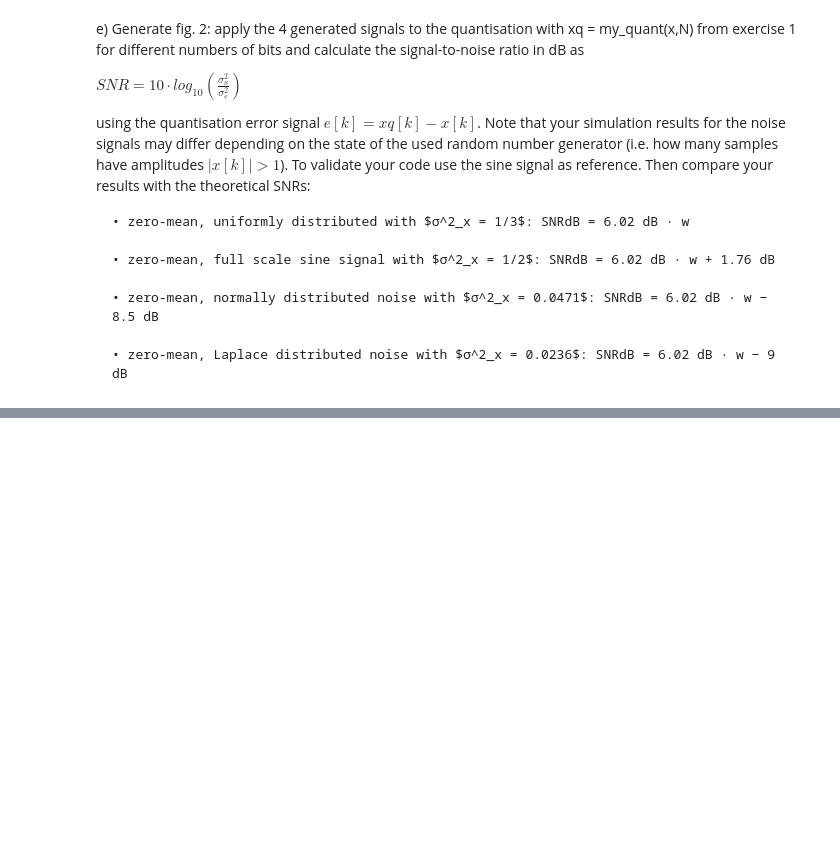
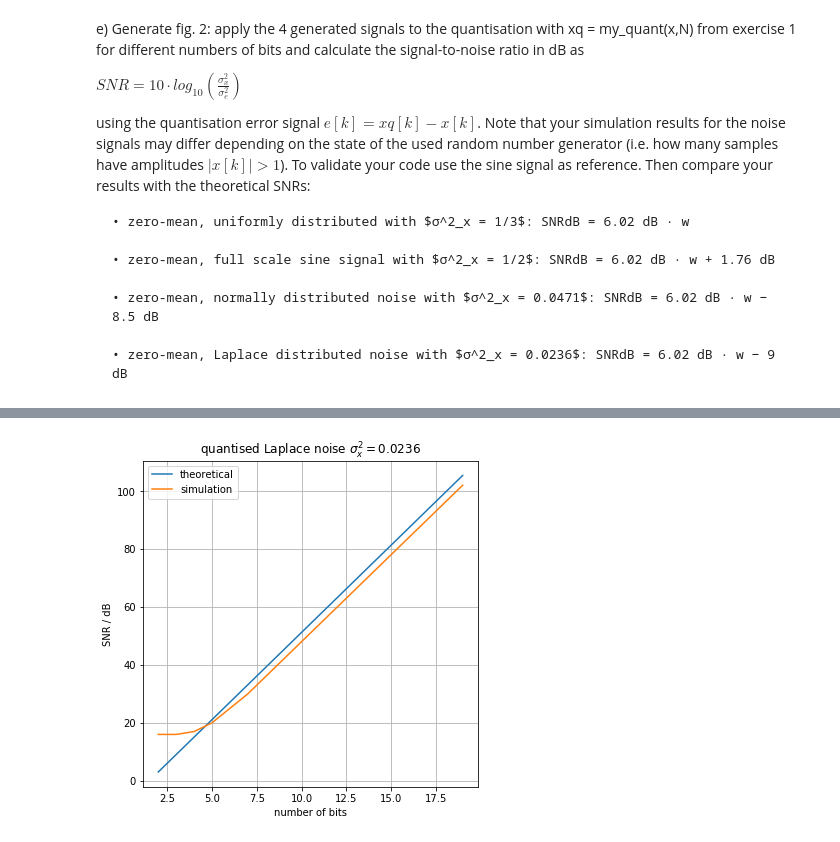
Before and after one commit to paul-fr/DSP, a Jupyter notebook: Lab_exercise_3/Ex2.ipynb, the cells around one changed output, grey strips where cells are left out. Saved outputs shown, nothing was run; the diff lists cells and outputs as text; code cells hidden in the pictures; blank space fills up the shorter version.

```diff
--- a/Lab_exercise_3/Ex2.ipynb
+++ b/Lab_exercise_3/Ex2.ipynb
@@ -31,7 +31,7 @@ d) Generate a signal vector $xLaplace$ that contains a discrete-time, zero-mean,
 import laprnd
 var_lap = 0.0236
 
-xLapalce = laprnd.laprnd(50000, sigma=var_lap)
+xLaplace = laprnd.laprnd(50000, sigma=var_lap)
 # %% [markdown]
 e) Generate fig. 2: apply the 4 generated signals to the quantisation with xq = my_quant(x,N) from exercise 1 for different numbers of bits and calculate the signal-to-noise ratio in dB as
 
@@ -152,0 +139,9 @@ print(snr_sin)
+# %%
+#Laplace
+lap_snr = np.arange(2,max_Bits+1)
+for n in range(2,max_Bits+1):
+    lap_snr[n-2] = quantize_SNR_For_N_Steps(xLaplace, np.power(2,n), var_lap)
+
+plot_SNR(w, lap_snr, theory_lap_snr, r'quantised Laplace noise $\sigma^2_x = 0.0236$')
+# %% [output]
+[figure, added]
```
Also changed, not shown: parts of 7 cells of this notebook, 1 other file.
